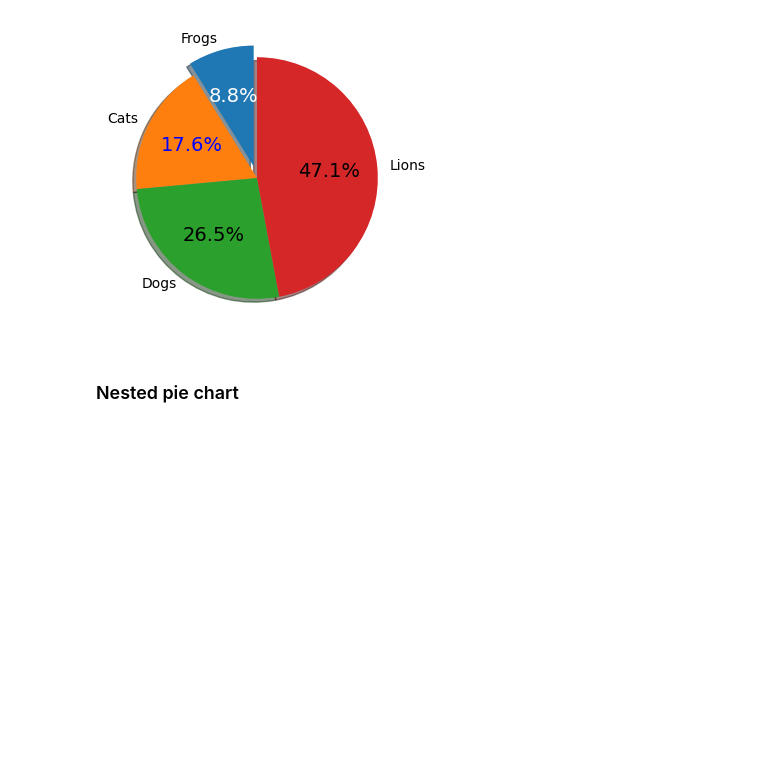
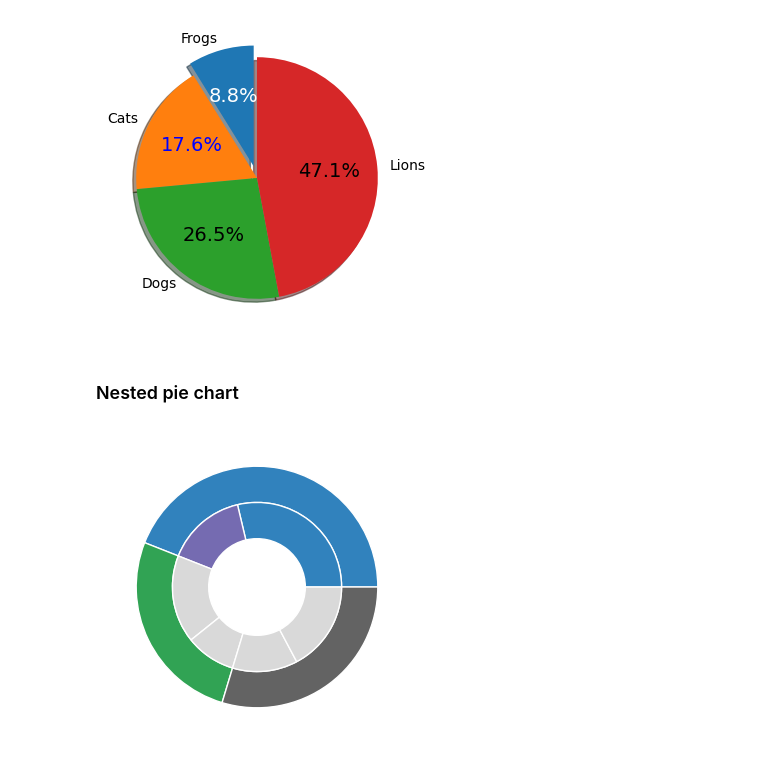
Before and after one commit to caiquemiranda/data-visualization-python, a Jupyter notebook: 05-matplotlib.ipynb, the cells around one changed output. Saved outputs shown, nothing was run; the diff lists cells and outputs as text; code cells hidden in the pictures; blank space fills up the shorter version.

Commit message:
nested-pie-chart

```diff
--- a/05-matplotlib.ipynb
+++ b/05-matplotlib.ipynb
@@ -299,3 +299,32 @@ plt.show();
 [figure]
 # %% [markdown]
 ### Nested pie chart
+# %%
+fig, ax= plt.subplots(dpi= 100)
+size= 0.3
+
+vals= np.array([[60, 32],
+               [35, 20],
+               [26, 36]])
+
+vals_sum= vals.sum(axis= 1)
+vals_flat= vals.flatten()
+
+cmap= plt.get_cmap('tab20c')
+
+outer_colors= cmap(np.arange(3)* 8)
+inner_colors= cmap(np.arange(6)* 12)
+
+ax.pie(vals_sum,
+       radius= 1,
+       colors= outer_colors,
+       wedgeprops= dict(width= size,
+                        edgecolor= 'w'))
+
+ax.pie(vals_flat,
+       radius= 1- size,
+       colors= inner_colors,
+       wedgeprops= dict(width= size,
+                        edgecolor= 'w'));
+# %% [output]
+[figure, added]
```
Also changed, not shown: parts of 18 cells of this notebook.
